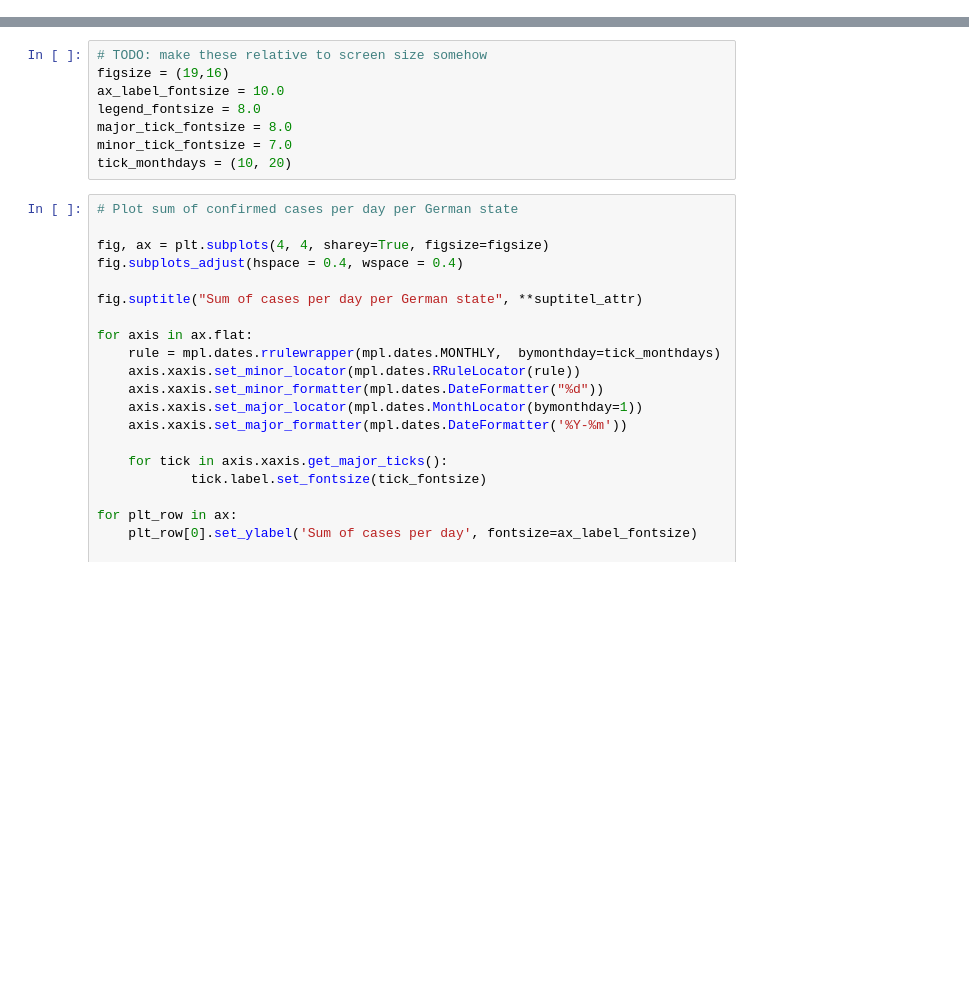
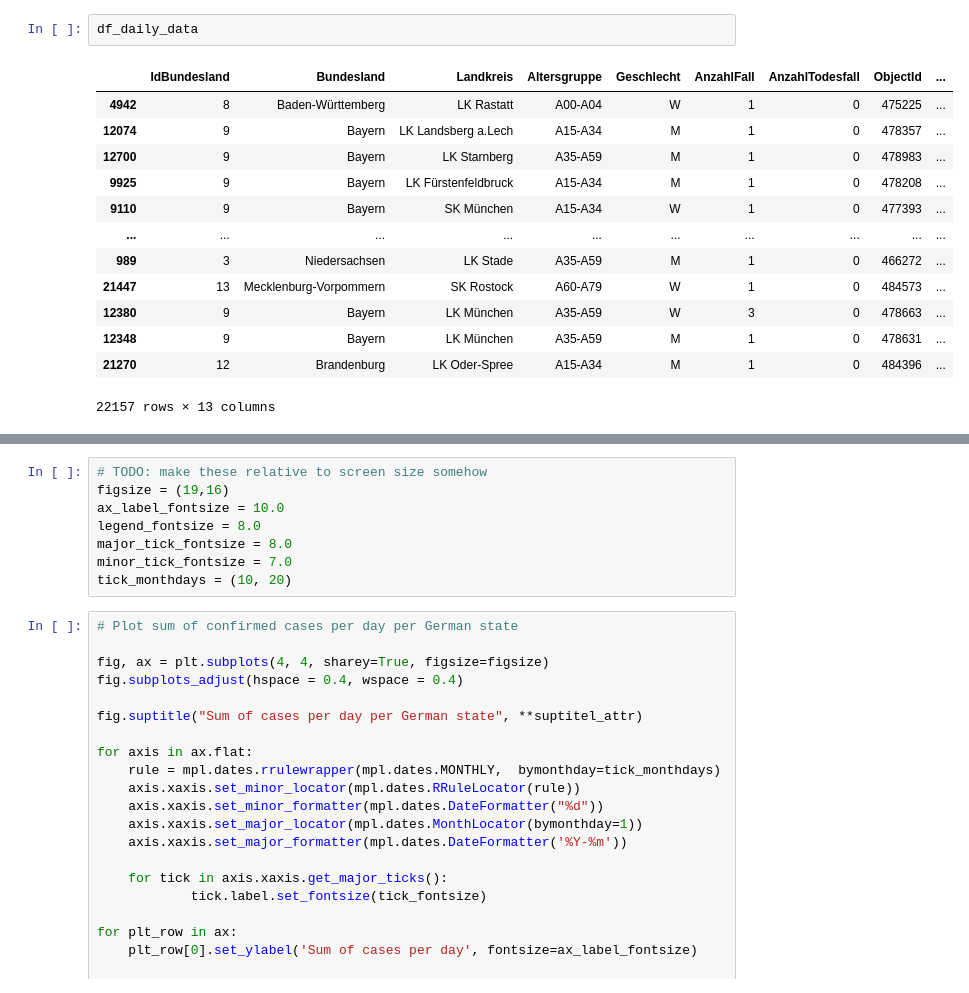
Before and after one commit to mafleischer/covid19-robert-koch-data, a Jupyter notebook: Covid19 Germany Deutschland (RKI data).ipynb, the cells around one changed output, grey strips where cells are left out. Cells and saved outputs as stored; diff of their text form; blank space fills up the shorter version.

```diff
--- a/Covid19 Germany Deutschland (RKI data).ipynb
+++ b/Covid19 Germany Deutschland (RKI data).ipynb
@@ -66,0 +69,16 @@ df_daily_data.sort_values(['Meldedatum'], inplace=True)
+# %%
+df_daily_data
+# %% [output]
+|  | IdBundesland | Bundesland | Landkreis | Altersgruppe | Geschlecht | AnzahlFall | AnzahlTodesfall | ObjectId | ... |
+| 4942 | 8 | Baden-Württemberg | LK Rastatt | A00-A04 | W | 1 | 0 | 475225 | ... |
+| 12074 | 9 | Bayern | LK Landsberg a.Lech | A15-A34 | M | 1 | 0 | 478357 | ... |
+| 12700 | 9 | Bayern | LK Starnberg | A35-A59 | M | 1 | 0 | 478983 | ... |
+| 9925 | 9 | Bayern | LK Fürstenfeldbruck | A15-A34 | M | 1 | 0 | 478208 | ... |
+| 9110 | 9 | Bayern | SK München | A15-A34 | W | 1 | 0 | 477393 | ... |
+| ... | ... | ... | ... | ... | ... | ... | ... | ... | ... |
+| 989 | 3 | Niedersachsen | LK Stade | A35-A59 | M | 1 | 0 | 466272 | ... |
+| 21447 | 13 | Mecklenburg-Vorpommern | SK Rostock | A60-A79 | W | 1 | 0 | 484573 | ... |
+| 12380 | 9 | Bayern | LK München | A35-A59 | W | 3 | 0 | 478663 | ... |
+| 12348 | 9 | Bayern | LK München | A35-A59 | M | 1 | 0 | 478631 | ... |
+| 21270 | 12 | Brandenburg | LK Oder-Spree | A15-A34 | M | 1 | 0 | 484396 | ... |
+22157 rows × 13 columns
```
Also changed, not shown: parts of 11 cells of this notebook.
